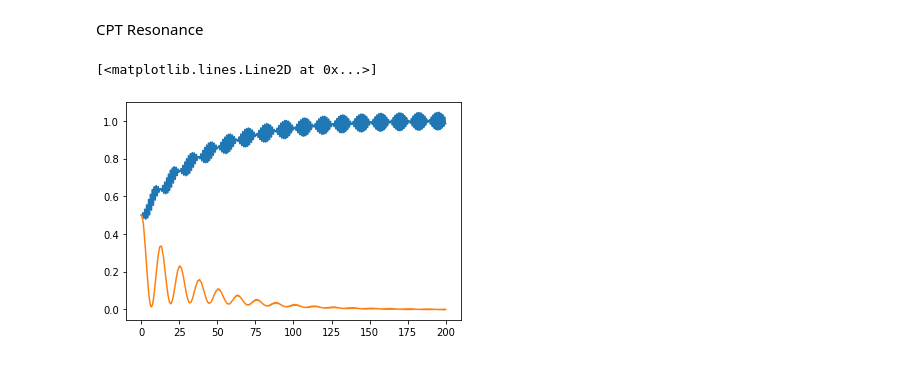
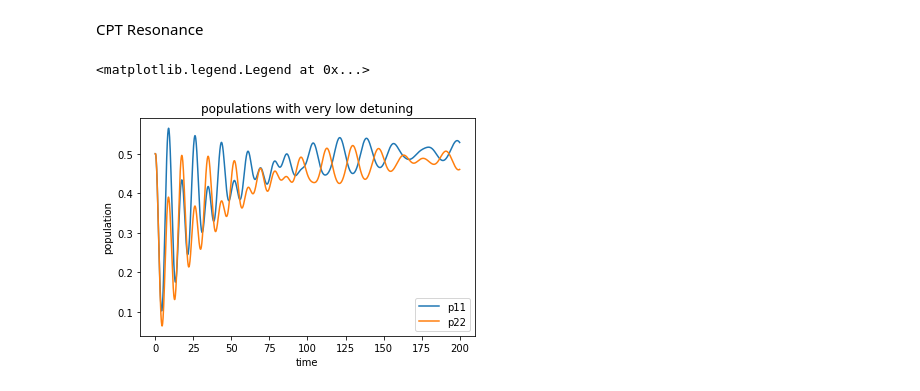
Before and after one commit to dahlia-ghoshal/cpt, a Jupyter notebook: cpt_resonance.ipynb, the cells around one changed output. Saved outputs shown, nothing was run; the diff lists cells and outputs as text; code cells hidden in the pictures.

Commit message:
modified graphs

```diff
--- a/cpt_resonance.ipynb
+++ b/cpt_resonance.ipynb
@@ -6,10 +6,10 @@ import matplotlib.pyplot as plt
 from scipy.integrate import solve_ivp
 # %%
 # Initial values
-p11, p22, p33 = .5, .5, 0
+p11, p22, p33 = 0.5, 0.5, 0
 p12, p13, p23 = 0.5, 0, 0
 w1, w2 = 0.25,0.25
-d1, d2 = 5, 0
+d1, d2 = 0.15, 0
 g31, g32 = 0.05, 0.05
 
 P0 = np.array([p11, p22, p12, p13, p23], dtype='complex')
@@ -46,8 +46,12 @@ p33f = np.subtract(np.ones(len(p11f)), p1and2)
 # %%
 tarr = np.linspace(0,tmax,num=len(p11f))
 
-plt.plot(tarr, p11f)
-plt.plot(tarr, p22f)
+plt.xlabel('time')
+plt.ylabel('population')
+plt.title('populations with very low detuning')
+plt.plot(tarr, p11f.real)
+plt.plot(tarr, p22f.real)
+plt.legend(['p11', 'p22'])
 # %% [output]
-[<matplotlib.lines.Line2D at 0x...>]
+<matplotlib.legend.Legend at 0x...>
-[figure, old version]
+[figure, new version]
```
Also changed, not shown: parts of 3 cells of this notebook.
